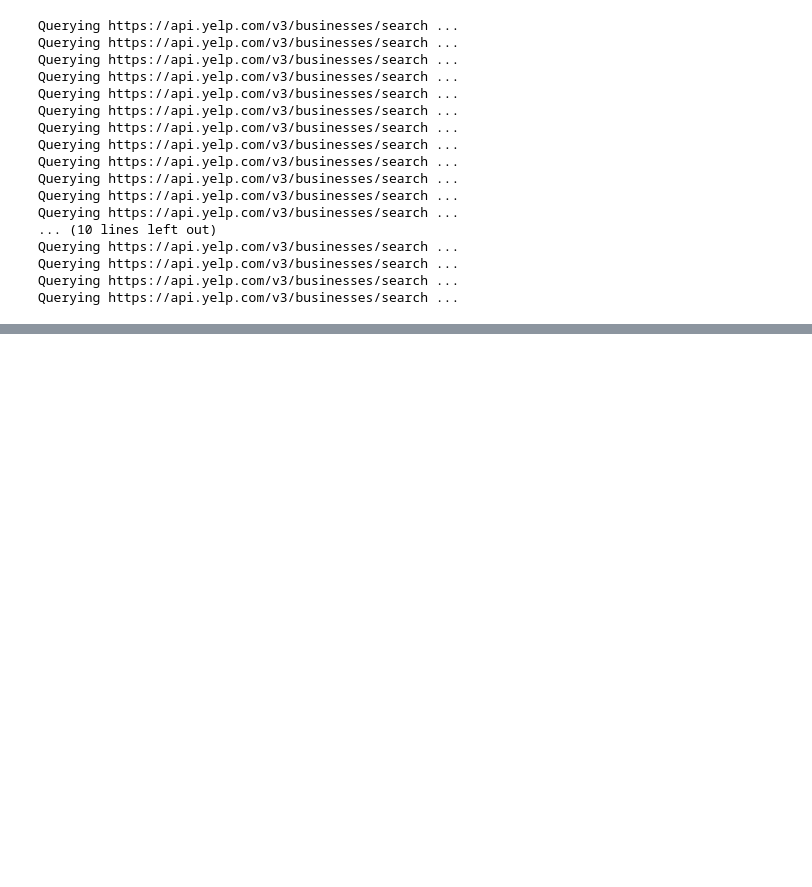
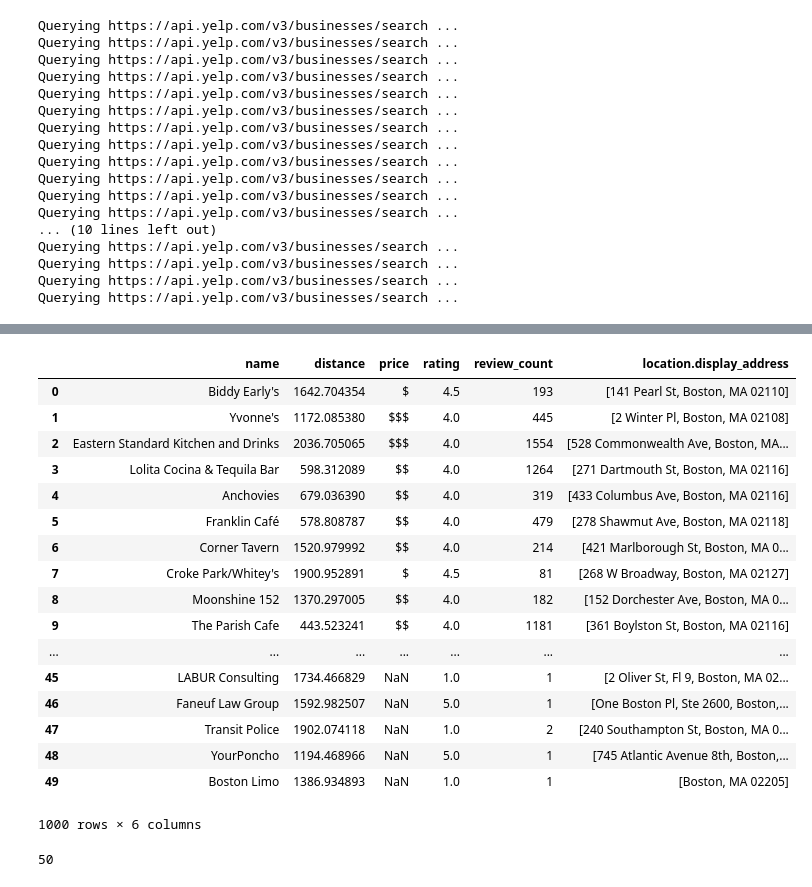
Before and after one commit to fsbear/Yiming_Xiong_Spring2017_Python, a Jupyter notebook: Final Project/Final Project1.ipynb, the cells around one changed output, grey strips where cells are left out. Saved outputs shown, nothing was run; the diff lists cells and outputs as text; code cells hidden in the pictures; blank space fills up the shorter version.

```diff
--- a/Final Project/Final Project1.ipynb
+++ b/Final Project/Final Project1.ipynb
@@ -211,0 +206,10 @@ key = f.read()
+# %%
+pathList = []
+for filepath in glob.glob('/Users/xiongyiming/Documents/INFO7374Python/Final Project/data/midnightsnack/*.json'):
+    pathList.append(filepath)
+# %%
+with open('/Users/xiongyiming/Documents/INFO7374Python/Final Project/data/midnightsnack/page1.json') as data_file:
+    datajson = json.load(data_file)
+    dfsu = json_normalize(datajson['businesses'])
+
+dfsu.columns
@@ -211,0 +224,31 @@ key = f.read()
+# %%
+df = pd.DataFrame()
+for file in pathList:
+    with open(file) as data_file:
+        datajson = json.load(data_file)
+        if 'businesses' in datajson:
+            df1 = json_normalize(datajson['businesses'])
+            df1 = df1.reindex(columns=dfsu.columns)
+            df2 = df1[['name','distance', 'price', 'rating', 'review_count', 'location.display_address']]
+            df = pd.concat([df,df2])
+# %%
+df
+# %% [output]
+|  | name | distance | price | rating | review_count | location.display_address |
+| 0 | Biddy Early's | 1642.704354 | $ | 4.5 | 193 | [141 Pearl St, Boston, MA 02110] |
+| 1 | Yvonne's | 1172.085380 | $$$ | 4.0 | 445 | [2 Winter Pl, Boston, MA 02108] |
+| 2 | Eastern Standard Kitchen and Drinks | 2036.705065 | $$$ | 4.0 | 1554 | [528 Commonwealth Ave, Boston, MA... |
+| 3 | Lolita Cocina & Tequila Bar | 598.312089 | $$ | 4.0 | 1264 | [271 Dartmouth St, Boston, MA 02116] |
+| 4 | Anchovies | 679.036390 | $$ | 4.0 | 319 | [433 Columbus Ave, Boston, MA 02116] |
+| 5 | Franklin Café | 578.808787 | $$ | 4.0 | 479 | [278 Shawmut Ave, Boston, MA 02118] |
+| 6 | Corner Tavern | 1520.979992 | $$ | 4.0 | 214 | [421 Marlborough St, Boston, MA 0... |
+| 7 | Croke Park/Whitey's | 1900.952891 | $ | 4.5 | 81 | [268 W Broadway, Boston, MA 02127] |
+| 8 | Moonshine 152 | 1370.297005 | $$ | 4.0 | 182 | [152 Dorchester Ave, Boston, MA 0... |
+| 9 | The Parish Cafe | 443.523241 | $$ | 4.0 | 1181 | [361 Boylston St, Boston, MA 02116] |
+| ... | ... | ... | ... | ... | ... | ... |
+| 45 | LABUR Consulting | 1734.466829 | NaN | 1.0 | 1 | [2 Oliver St, Fl 9, Boston, MA 02... |
+| 46 | Faneuf Law Group | 1592.982507 | NaN | 5.0 | 1 | [One Boston Pl, Ste 2600, Boston,... |
+| 47 | Transit Police | 1902.074118 | NaN | 1.0 | 2 | [240 Southampton St, Boston, MA 0... |
+| 48 | YourPoncho | 1194.468966 | NaN | 5.0 | 1 | [745 Atlantic Avenue 8th, Boston,... |
+| 49 | Boston Limo | 1386.934893 | NaN | 1.0 | 1 | [Boston, MA 02205] |
+1000 rows × 6 columns
@@ -211,0 +257,4 @@ key = f.read()
+# %%
+len(df['name'].unique())
+# %% [output]
+50
```
Also changed, not shown: parts of 5 cells of this notebook, 4 other files.
